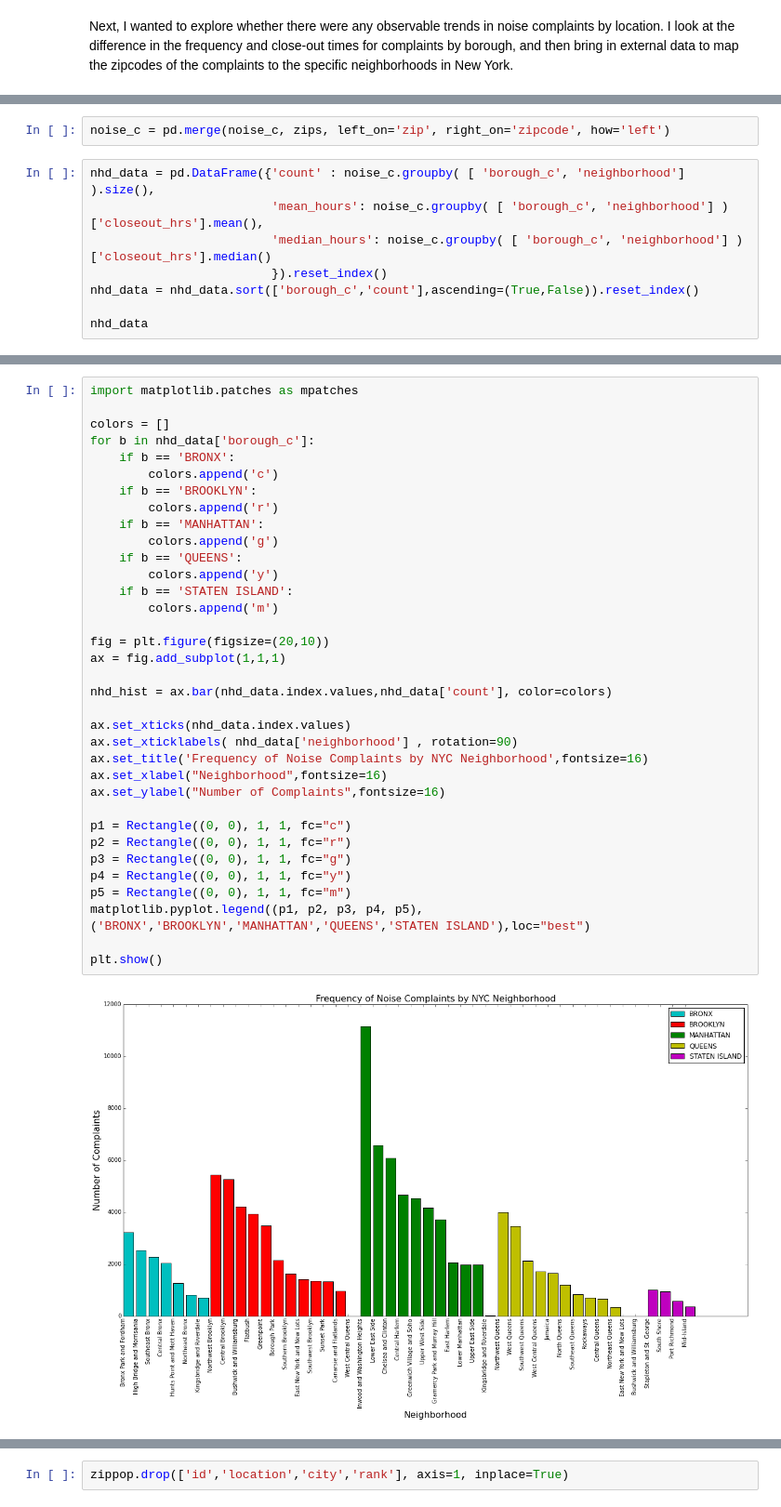
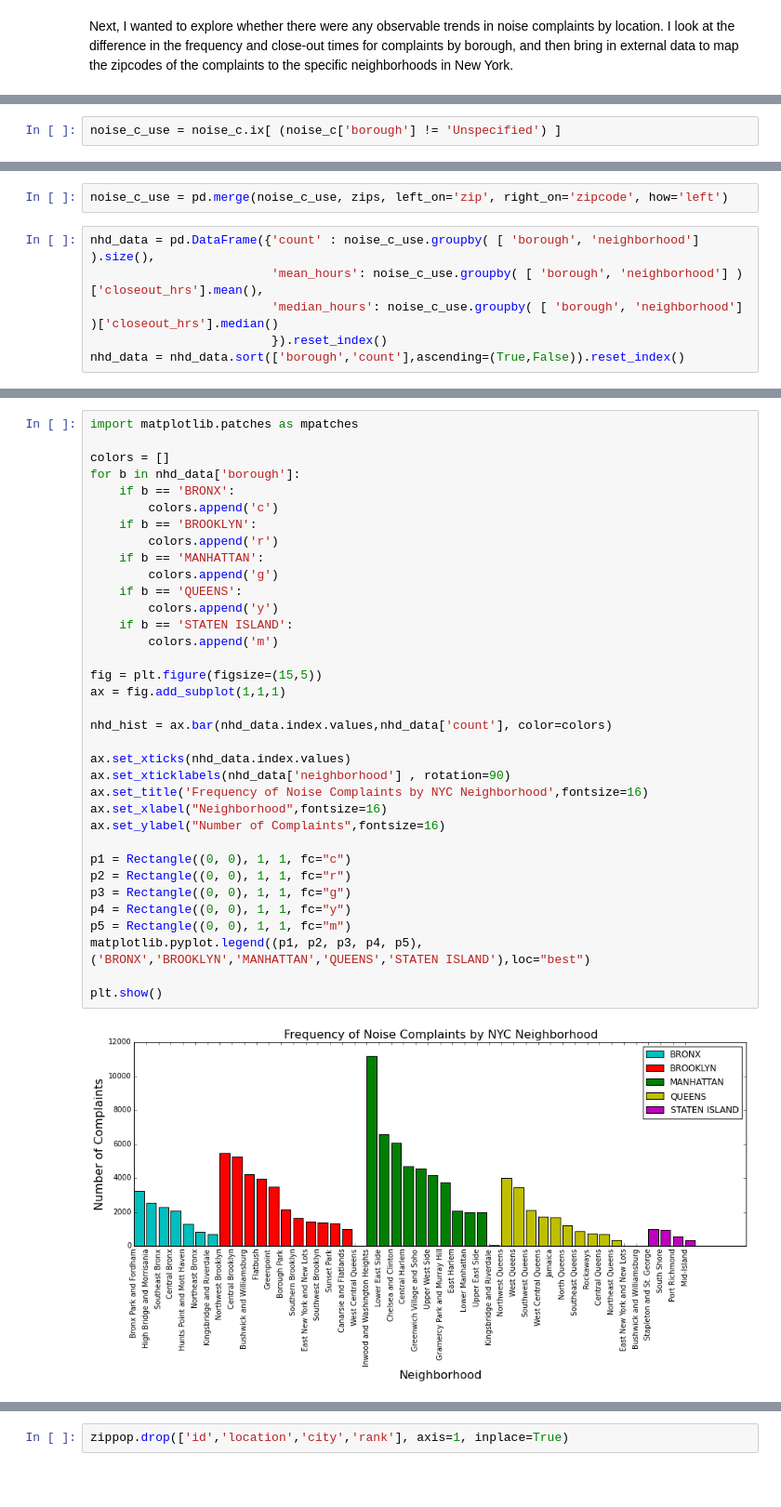
Before and after one commit to Yue1Harriet1Huang/GA-Data-Science, a Jupyter notebook: Final_Project_20141119.ipynb, the cells around one changed output, grey strips where cells are left out. Shown at 93% size. Drawn from its saved outputs; the diff is of its cells as text; blank space fills up the shorter version.

```diff
--- a/Final_Project_20141119.ipynb
+++ b/Final_Project_20141119.ipynb
@@ -377 +439,3 @@ Next, I wanted to explore whether there were any observable trends in noise comp
+# %%
+noise_c_use = noise_c.ix[ (noise_c['borough'] != 'Unspecified') ]
 # %%
@@ -401,12 +462,10 @@ zips.columns.values
 # %% [output]
 array(['zipcode', 'neighborhood'], dtype=object)
 # %%
-noise_c = pd.merge(noise_c, zips, left_on='zip', right_on='zipcode', how='left')
+noise_c_use = pd.merge(noise_c_use, zips, left_on='zip', right_on='zipcode', how='left')
 # %%
-nhd_data = pd.DataFrame({'count' : noise_c.groupby( [ 'borough_c', 'neighborhood'] ).size(),
-                         'mean_hours': noise_c.groupby( [ 'borough_c', 'neighborhood'] )['closeout_hrs'].mean(),
-                         'median_hours': noise_c.groupby( [ 'borough_c', 'neighborhood'] )['closeout_hrs'].median()
+nhd_data = pd.DataFrame({'count' : noise_c_use.groupby( [ 'borough', 'neighborhood'] ).size(),
+                         'mean_hours': noise_c_use.groupby( [ 'borough', 'neighborhood'] )['closeout_hrs'].mean(),
+                         'median_hours': noise_c_use.groupby( [ 'borough', 'neighborhood'] )['closeout_hrs'].median()
                          }).reset_index()
-nhd_data = nhd_data.sort(['borough_c','count'],ascending=(True,False)).reset_index()
-
-nhd_data
+nhd_data = nhd_data.sort(['borough','count'],ascending=(True,False)).reset_index()
@@ -432,36 +473,36 @@ nhd_data
 import matplotlib.patches as mpatches
 
 colors = []
-for b in nhd_data['borough_c']:
+for b in nhd_data['borough']:
     if b == 'BRONX':
         colors.append('c')
     if b == 'BROOKLYN':
         colors.append('r')
     if b == 'MANHATTAN':
         colors.append('g')
     if b == 'QUEENS':
         colors.append('y')
     if b == 'STATEN ISLAND':
         colors.append('m')
 
-fig = plt.figure(figsize=(20,10))
+fig = plt.figure(figsize=(15,5))
 ax = fig.add_subplot(1,1,1)
 
 nhd_hist = ax.bar(nhd_data.index.values,nhd_data['count'], color=colors)
 
 ax.set_xticks(nhd_data.index.values)
-ax.set_xticklabels( nhd_data['neighborhood'] , rotation=90)
+ax.set_xticklabels(nhd_data['neighborhood'] , rotation=90)
 ax.set_title('Frequency of Noise Complaints by NYC Neighborhood',fontsize=16)
 ax.set_xlabel("Neighborhood",fontsize=16)
 ax.set_ylabel("Number of Complaints",fontsize=16)
 
 p1 = Rectangle((0, 0), 1, 1, fc="c")
 p2 = Rectangle((0, 0), 1, 1, fc="r")
 p3 = Rectangle((0, 0), 1, 1, fc="g")
 p4 = Rectangle((0, 0), 1, 1, fc="y")
 p5 = Rectangle((0, 0), 1, 1, fc="m")
 matplotlib.pyplot.legend((p1, p2, p3, p4, p5), ('BRONX','BROOKLYN','MANHATTAN','QUEENS','STATEN ISLAND'),loc="best")
 
 plt.show()
 # %% [output]
-[figure, old version]
+[figure, new version]
```
Also changed, not shown: parts of 73 cells of this notebook, 2 other files.
